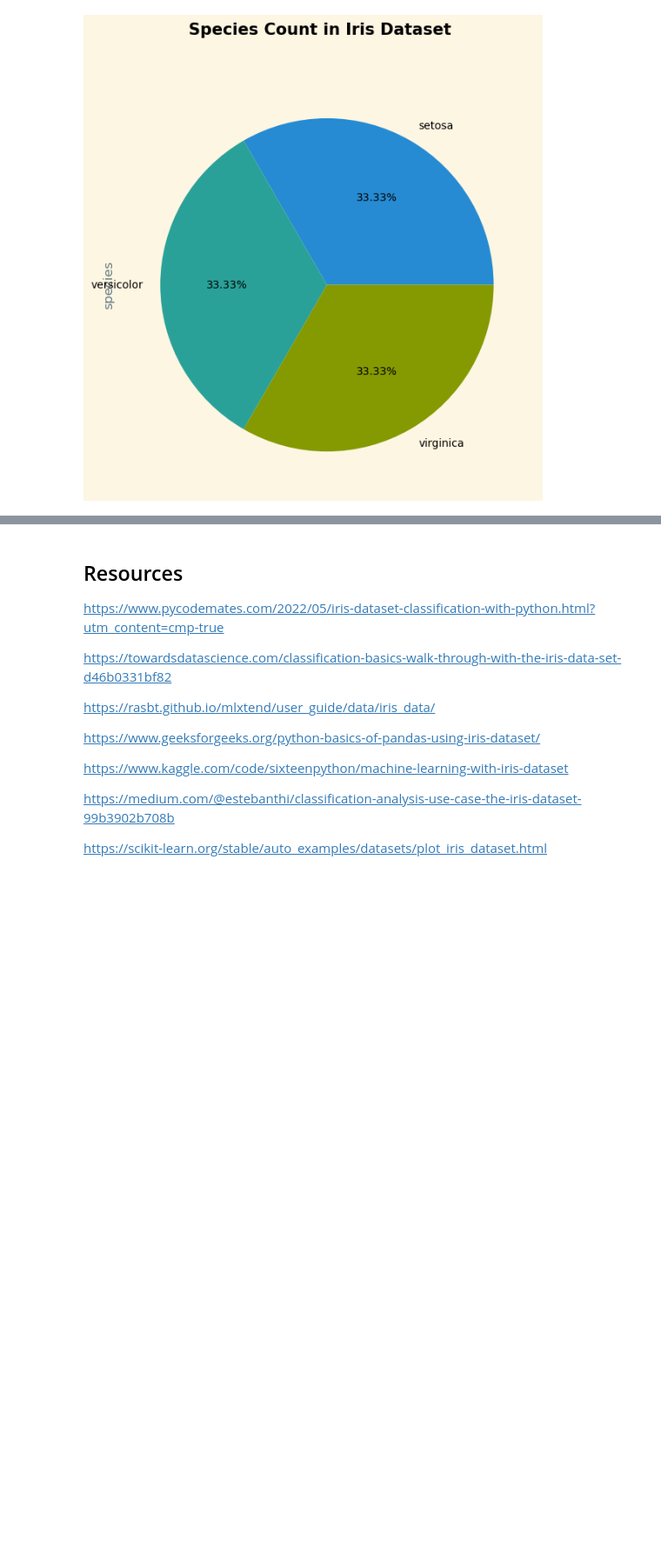
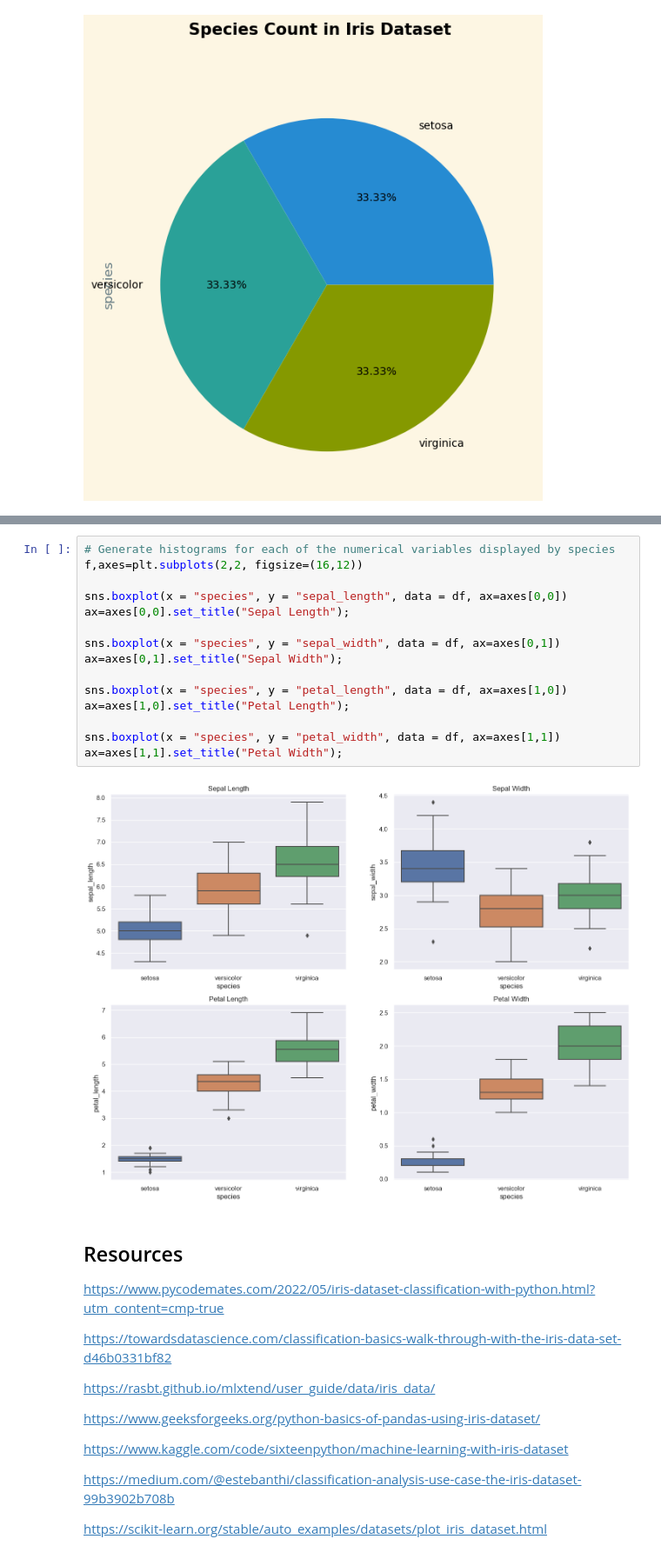
Before and after one commit to lgrealish/foda23, a Jupyter notebook: project.ipynb, the cells around one changed output, grey strips where cells are left out. Shown at 87% size. Cells and saved outputs as stored; diff of their text form; blank space fills up the shorter version.

```diff
--- a/project.ipynb
+++ b/project.ipynb
@@ -395,3 +418,20 @@ plt.show()
+# %%
+# Generate histograms for each of the numerical variables displayed by species
+f,axes=plt.subplots(2,2, figsize=(16,12))
+
+sns.boxplot(x = "species", y = "sepal_length", data = df, ax=axes[0,0])
+ax=axes[0,0].set_title("Sepal Length");
+
+sns.boxplot(x = "species", y = "sepal_width", data = df, ax=axes[0,1])
+ax=axes[0,1].set_title("Sepal Width");
+
+sns.boxplot(x = "species", y = "petal_length", data = df, ax=axes[1,0])
+ax=axes[1,0].set_title("Petal Length");
+
+sns.boxplot(x = "species", y = "petal_width", data = df, ax=axes[1,1])
+ax=axes[1,1].set_title("Petal Width");
+# %% [output]
+[figure, added]
 # %% [markdown]
 ## Resources<a id="resources"></a>
 
```
Also changed, not shown: parts of 16 cells of this notebook, 1 other file.
